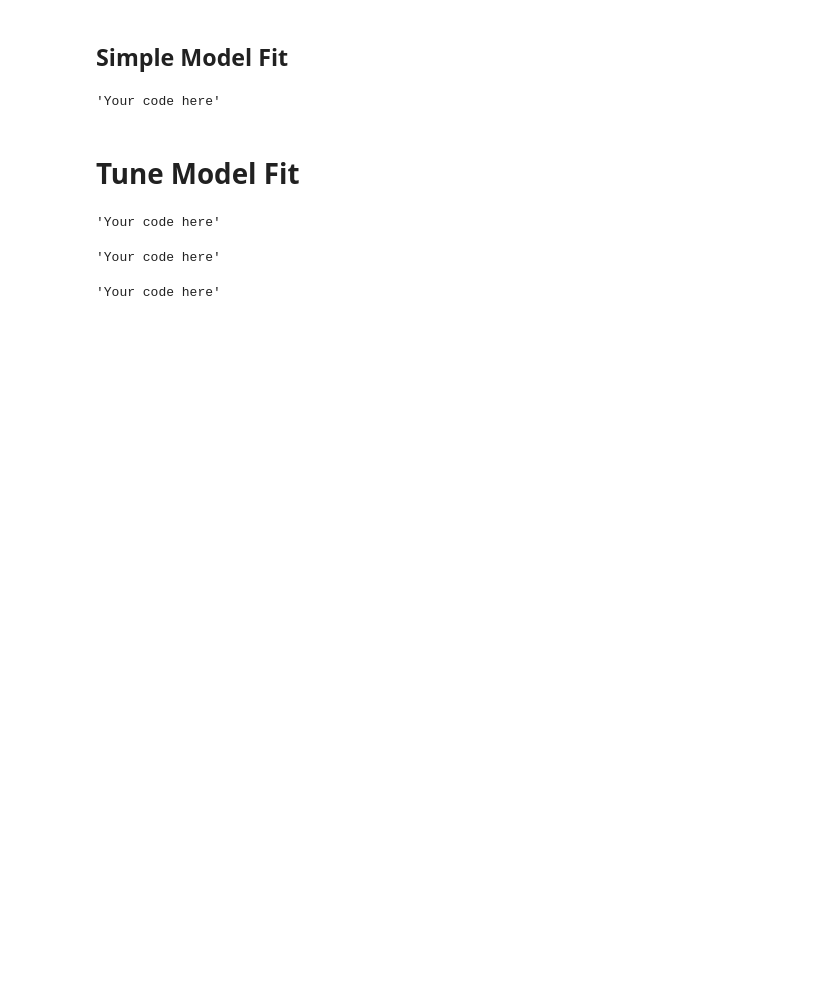
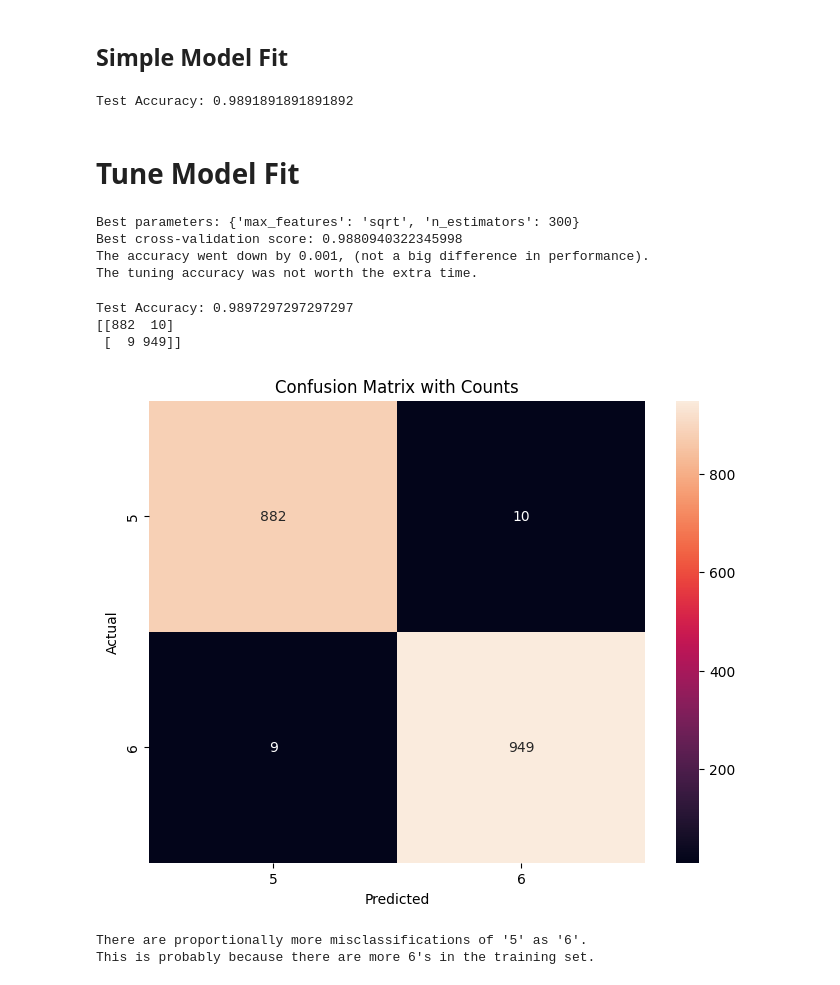
Before and after one commit to KelvynBladen/ml_intro, a Jupyter notebook: mnist_worksheet1.ipynb, the cells around one changed output. Saved outputs shown, nothing was run; the diff lists cells and outputs as text; code cells hidden in the pictures; blank space fills up the shorter version.

```diff
--- a/mnist_worksheet1.ipynb
+++ b/mnist_worksheet1.ipynb
@@ -76,42 +105,78 @@ print(x_train[1].shape)
 # %%
 # Fit a simple random forest. Make sure it has at least 100 trees, Probably not more than 1000 trees.
 
-'Your code here'
+rf = RandomForestClassifier(n_estimators=200, random_state=42)
+rf.fit(x_train_5_6, y_train_5_6)
 
 # Generate predictions on the test set and calculate the overall accuracy of the model on the test set.
 
-'Your code here'
+y_test_pred = rf.predict(x_test_5_6)
+test_accuracy = accuracy_score(y_test_5_6, y_test_pred)
+print(f'Test Accuracy: {test_accuracy}')
 # %% [output]
-'Your code here'
+Test Accuracy: 0.9891891891891892
 # %% [markdown]
 # Tune Model Fit
 # %%
 # Now try to tuning the model.
 # This part can take a while, maybe several minutes.
 
-'Your code here'
+param_grid = {
+    'max_features': ['sqrt', 'log2'],
+    'n_estimators': [100, 200, 300]
+}
+
+rfc = RandomForestClassifier(n_estimators=200, random_state=42)
+
+grid_search = GridSearchCV(estimator=rfc, param_grid=param_grid, cv=5, scoring='accuracy')
+
+grid_search.fit(x_train_5_6, y_train_5_6)
+
+best_params = grid_search.best_params_
+best_score = grid_search.best_score_
+
+print(f'Best parameters: {best_params}')
+print(f'Best cross-validation score: {best_score}')
 
 # Generate predictions on the test set and calculate the overall accuracy of the model on the test set.
 
-'Your code here'
+best_rf = grid_search.best_estimator_
+y_test_pred = best_rf.predict(x_test_5_6)
 
 # Does tuning the model improve the accuracy? How much?
 # Was the tuning accuracy worth the extra time?
+
+print("The accuracy went down by 0.001, (not a big difference in performance).")
+print("The tuning accuracy was not worth the extra time.")
 # %% [output]
-'Your code here'
+Best parameters: {'max_features': 'sqrt', 'n_estimators': 300}
+Best cross-validation score: 0.9880940322345998
+The accuracy went down by 0.001, (not a big difference in performance).
+The tuning accuracy was not worth the extra time.
-# %%
-# Compute and plot a confusion matrix.
-
-'Your code here'
-
-# Where are misclassifications occurring?
-# %% [output]
-'Your code here'
-# %%
-# Plot some of the misclassifications.
-
-'Your code here'
-
-# Can you see why the model made the misclassifications it did?
-# %% [output]
-'Your code here'
+# %%
+# Compute and plot a confusion matrix.
+
+test_accuracy = accuracy_score(y_test_5_6, y_test_pred)
+print(f'Test Accuracy: {test_accuracy}')
+
+conf_matrix = confusion_matrix(y_test_5_6, y_test_pred)
+print(conf_matrix)
+
+plt.figure(figsize=(8, 6))
+sns.heatmap(conf_matrix, annot=True, fmt='d', xticklabels=[5, 6], yticklabels=[5, 6])
+plt.xlabel('Predicted')
+plt.ylabel('Actual')
+plt.title('Confusion Matrix with Counts')
+plt.show()
+
+# Where are misclassifications occurring?
+
+print("There are proportionally more misclassifications of '5' as '6'.")
+print("This is probably because there are more 6's in the training set.")
+# %% [output]
+Test Accuracy: 0.9897297297297297
+[[882  10]
+ [  9 949]]
+[figure, added]
+There are proportionally more misclassifications of '5' as '6'.
+This is probably because there are more 6's in the training set.
```
Also changed, not shown: parts of 6 cells of this notebook.
